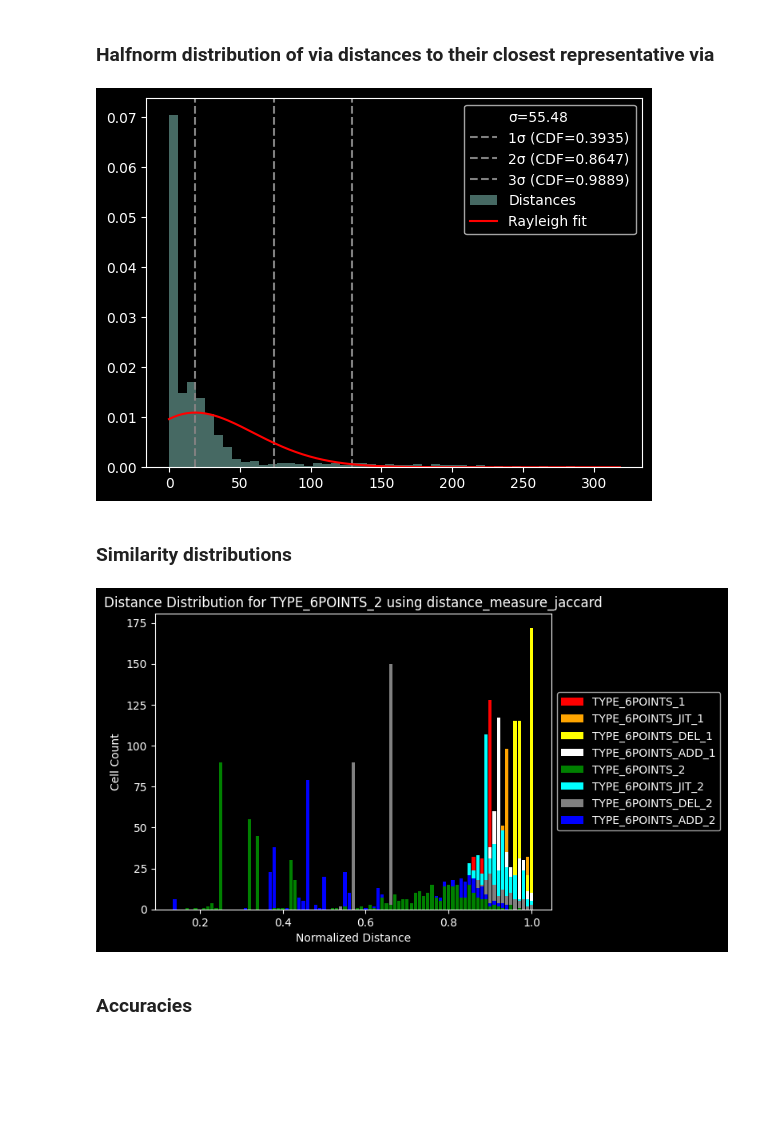
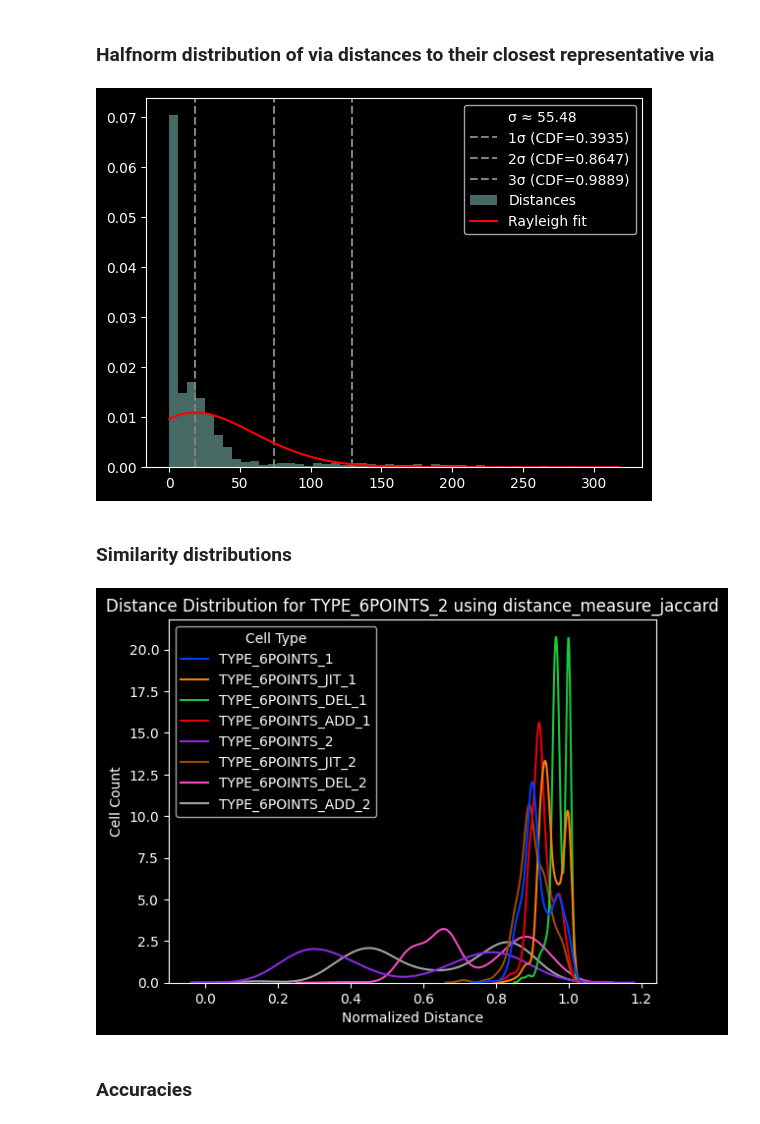
Before and after one commit to Souren-0/Bachelor_Thesis, a Jupyter notebook: Point_Cloud_Identification.ipynb, the cells around one changed output. Cells and saved outputs as stored; diff of their text form; code cells hidden in the pictures; blank space fills up the shorter version.

Commit message:
Further analysis of 28nm chip dataset

```diff
--- a/Point_Cloud_Identification.ipynb
+++ b/Point_Cloud_Identification.ipynb
@@ -163,7 +273,7 @@ datasets = {
     "hard_easy" : { 'path' : './Data/Test_Data_HARD_Labels_EASY_Cells.pickle', 'representatives' : './Labels/representatives_HARD_Labels_EASY_Cells.json'},
     "hard_hard" : { 'path' : './Data/Test_Data_HARD_Labels_HARD_Cells.pickle', 'representatives' : './Labels/representatives_HARD_Labels_HARD_Cells.json'}}
 
-dataset = "hard_easy"
+dataset = "28nm_chip"
 chip_data_file = datasets[dataset]["path"]
 
 chip_data = None
@@ -179,6 +289,7 @@ for tile in tile_list:
 # Group cells by their type
 sorted_cells = {}
 for cell in all_cells:
+    cell = reset_transform(cell)
     if cell["data"]["name"] not in sorted_cells.keys():
         sorted_cells[cell["data"]["name"]] = [cell]
     else:
@@ -344,7 +332,7 @@ def get_aligned_vias(cell_type: str, num_cells : int = 100, alignment_itr : int
 # %%
 def display_cell(cursor, subcursor, fig, ax):
     cell_type = cell_types[cursor]
-    cell = reset_transform(sorted_cells[cell_type][subcursor], "y")
+    cell = sorted_cells[cell_type][subcursor]
     box = cell_box[cell_type]
     vias = zip(*cell['vias']) if cell['vias'] != [] else ([], [])
     representative = zip(*representatives[cell_type])\
@@ -362,11 +350,8 @@ def display_cell(cursor, subcursor, fig, ax):
     clear_output(wait=True)
 
 
-def visualize_cells():
+def visualize_cells(cursor=0, subcursor=0):
     fig, ax = plt.subplots()
-
-    cursor = 0
-    subcursor = 0
 
     allowed_inputs = {'enter' : '',
                     'next' : 'n',
@@ -425,7 +410,7 @@ Legend:
         elif key in sorted_cells:
             cursor = cell_types.index(key)
         elif re.fullmatch(allowed_inputs['quit'], key):
-            break
+            return cursor, subcursor
         else:
             key = allowed_inputs['enter']
 
@@ -456,6 +441,27 @@ def distribution_similarity(distance_measure, label, finesse=2, labels_range=sli
     plt.legend(loc='center left', bbox_to_anchor=(1, 0.5))
     plt.show()
     plt.close()
+
+
+def distribution_similarity_seaborn(distance_measure, label, finesse=2, labels_range=slice(None,10), cells_range=slice(None,500)):
+    plt.title(f'Distance Distribution for {label} using {distance_measure.__name__}')
+    plt.xlabel('Normalized Distance')
+    plt.ylabel('Cell Count')
+
+    all_data = []
+
+    for cell_type in cell_types[labels_range]:
+        cells = sorted_cells[cell_type]
+        for cell in cells[cells_range]:
+            cell_vias = np.array(cell["vias"])
+            distance = round(distance_measure(cell_vias, label), finesse)
+            all_data.append({'Cell Type': cell_type, 'Distance': distance})
+
+    df = pd.DataFrame(all_data)
+
+    sns.kdeplot(data=df, x='Distance', hue='Cell Type', common_norm=False, palette='bright')
+    plt.show()
+    plt.close()
 # %% [markdown]
 ### Distance measure utilities
 # %%
@@ -702,12 +788,13 @@ print(representatives)
 cell_type = cell_types[0]
 cell_stat = cell_stats[cell_type]
 
-mean = cell_stat["mean"]
-sigma = cell_stat["sigma"]
+mean = cell_stat["mean"]# + cell_stat["sigma"] * np.sqrt(np.pi / 2)
+sigma = cell_stat["sigma"]# * np.sqrt(2 - np.pi / 2)
+
 distances = cell_stat["dists"]
 
 x = np.linspace(0, max(distances), 200)
-plt.scatter([], [], color='none' ,label=f"σ={round(sigma, 2)}")
+plt.scatter([], [], color='none' ,label=f"σ ≈ {round(sigma, 2)}")
 for i in range(1, 4):
     threshold = mean + i * sigma
     cdf_val = stats.rayleigh.cdf(threshold, loc=mean, scale=sigma)
@@ -721,17 +808,20 @@ plt.plot(x, pdf, 'r-', label='Rayleigh fit')
 plt.legend()
 plt.show()
 # %% [output]
-[figure, old version]
+[figure, new version]
 # %% [markdown]
 ### Similarity distributions
 # %%
 cell_type = cell_types[4]
 # distribution_similarity(distance_measure_emd, cell_type)
-# distribution_similarity(distance_measure_hausdorff, cell_type)
+# distribution_similarity_seaborn(distance_measure_hausdorff, cell_type)
 # distribution_similarity(distance_measure_chamfer, cell_type)
-distribution_similarity(distance_measure_jaccard, cell_type)
+distribution_similarity_seaborn(distance_measure_jaccard, cell_type)
+# Maße erklären und analysieren (was passt zur Theorie)
+# Verwechslungsmatrix (confusion matrix for all labels)
+# Knapp formuliert
 # %% [output]
-[figure, old version]
+[figure, new version]
 # %% [markdown]
 ### Accuracies
 # %%
```
Also changed, not shown: parts of 11 cells of this notebook.
